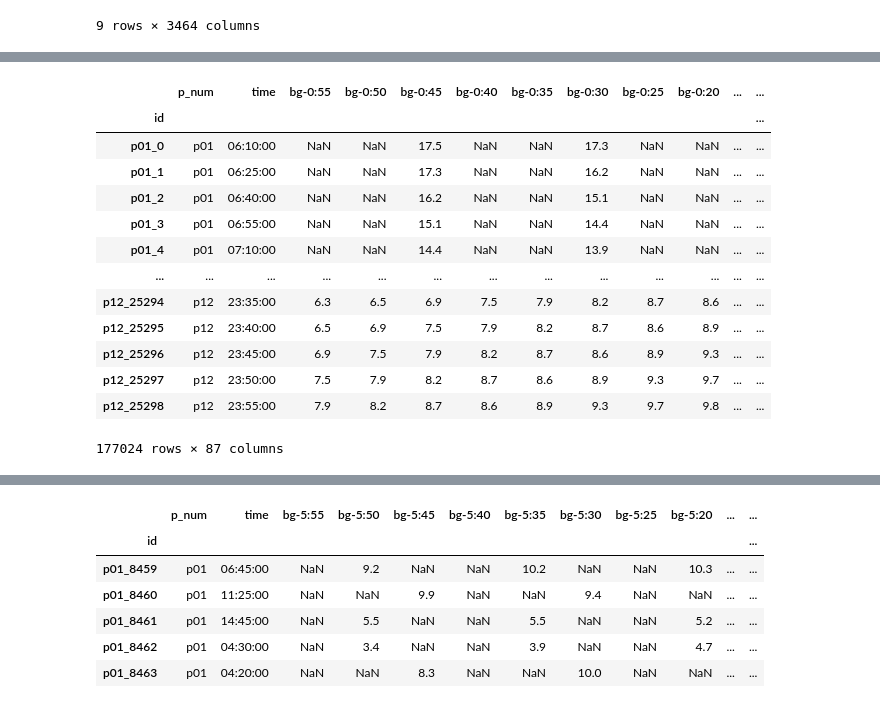
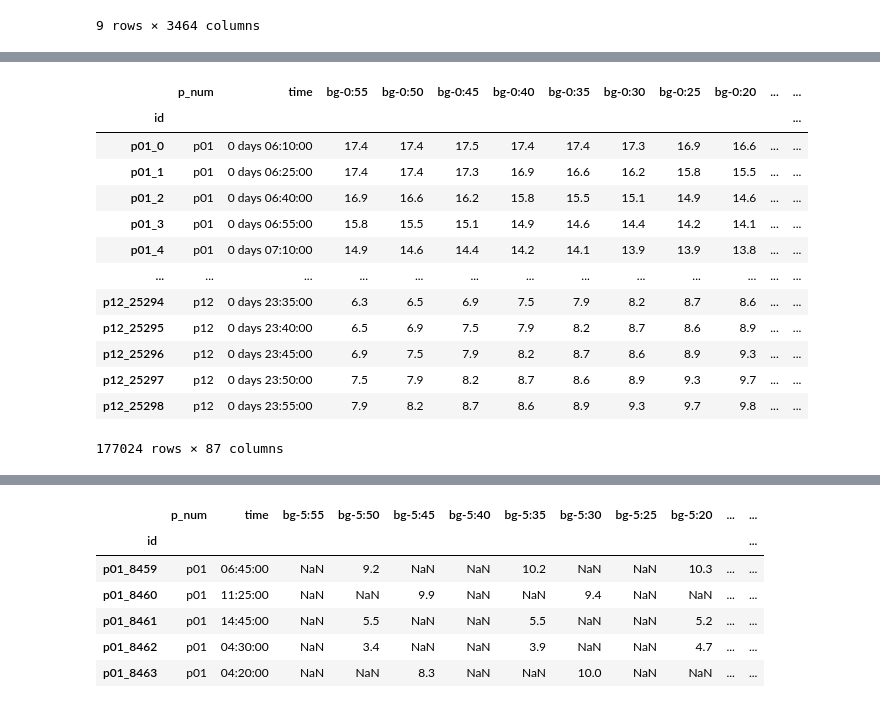
Before and after one commit to Shab2021/BrisT1D_Blood_Glucose_Prediction, a Jupyter notebook: BrisT1D_Blood_Glucose_Prediction-hour_interp.ipynb, the cells around one changed output, grey strips where cells are left out. Cells and saved outputs as stored; diff of their text form; code cells hidden in the pictures.

```diff
--- a/BrisT1D_Blood_Glucose_Prediction-hour_shuffle.ipynb
+++ b/BrisT1D_Blood_Glucose_Prediction-hour_interp.ipynb
@@ -117,19 +275,21 @@ def data_hour(data=train_data):
 # %%
-train_data_hour = data_hour()
+train_data_hour = data_interpolate_hour()
-# %%
-train_data_hour
-# %% [output]
-|  | p_num | time | bg-0:55 | bg-0:50 | bg-0:45 | bg-0:40 | bg-0:35 | bg-0:30 | bg-0:25 | bg-0:20 | ... | ... |
-| id |  |  |  |  |  |  |  |  |  |  |  | ... |
-| p01_0 | p01 | 06:10:00 | NaN | NaN | 17.5 | NaN | NaN | 17.3 | NaN | NaN | ... | ... |
-| p01_1 | p01 | 06:25:00 | NaN | NaN | 17.3 | NaN | NaN | 16.2 | NaN | NaN | ... | ... |
-| p01_2 | p01 | 06:40:00 | NaN | NaN | 16.2 | NaN | NaN | 15.1 | NaN | NaN | ... | ... |
-| p01_3 | p01 | 06:55:00 | NaN | NaN | 15.1 | NaN | NaN | 14.4 | NaN | NaN | ... | ... |
-| p01_4 | p01 | 07:10:00 | NaN | NaN | 14.4 | NaN | NaN | 13.9 | NaN | NaN | ... | ... |
-| ... | ... | ... | ... | ... | ... | ... | ... | ... | ... | ... | ... | ... |
-| p12_25294 | p12 | 23:35:00 | 6.3 | 6.5 | 6.9 | 7.5 | 7.9 | 8.2 | 8.7 | 8.6 | ... | ... |
-| p12_25295 | p12 | 23:40:00 | 6.5 | 6.9 | 7.5 | 7.9 | 8.2 | 8.7 | 8.6 | 8.9 | ... | ... |
-| p12_25296 | p12 | 23:45:00 | 6.9 | 7.5 | 7.9 | 8.2 | 8.7 | 8.6 | 8.9 | 9.3 | ... | ... |
-| p12_25297 | p12 | 23:50:00 | 7.5 | 7.9 | 8.2 | 8.7 | 8.6 | 8.9 | 9.3 | 9.7 | ... | ... |
-| p12_25298 | p12 | 23:55:00 | 7.9 | 8.2 | 8.7 | 8.6 | 8.9 | 9.3 | 9.7 | 9.8 | ... | ... |
-177024 rows × 87 columns
+# %%
+df_hour = train_data_hour.copy()
+df_hour['time'] = pd.to_timedelta(df_hour['time'])
+df_hour
+# %% [output]
+|  | p_num | time | bg-0:55 | bg-0:50 | bg-0:45 | bg-0:40 | bg-0:35 | bg-0:30 | bg-0:25 | bg-0:20 | ... | ... |
+| id |  |  |  |  |  |  |  |  |  |  |  | ... |
+| p01_0 | p01 | 0 days 06:10:00 | 17.4 | 17.4 | 17.5 | 17.4 | 17.4 | 17.3 | 16.9 | 16.6 | ... | ... |
+| p01_1 | p01 | 0 days 06:25:00 | 17.4 | 17.4 | 17.3 | 16.9 | 16.6 | 16.2 | 15.8 | 15.5 | ... | ... |
+| p01_2 | p01 | 0 days 06:40:00 | 16.9 | 16.6 | 16.2 | 15.8 | 15.5 | 15.1 | 14.9 | 14.6 | ... | ... |
+| p01_3 | p01 | 0 days 06:55:00 | 15.8 | 15.5 | 15.1 | 14.9 | 14.6 | 14.4 | 14.2 | 14.1 | ... | ... |
+| p01_4 | p01 | 0 days 07:10:00 | 14.9 | 14.6 | 14.4 | 14.2 | 14.1 | 13.9 | 13.9 | 13.8 | ... | ... |
+| ... | ... | ... | ... | ... | ... | ... | ... | ... | ... | ... | ... | ... |
+| p12_25294 | p12 | 0 days 23:35:00 | 6.3 | 6.5 | 6.9 | 7.5 | 7.9 | 8.2 | 8.7 | 8.6 | ... | ... |
+| p12_25295 | p12 | 0 days 23:40:00 | 6.5 | 6.9 | 7.5 | 7.9 | 8.2 | 8.7 | 8.6 | 8.9 | ... | ... |
+| p12_25296 | p12 | 0 days 23:45:00 | 6.9 | 7.5 | 7.9 | 8.2 | 8.7 | 8.6 | 8.9 | 9.3 | ... | ... |
+| p12_25297 | p12 | 0 days 23:50:00 | 7.5 | 7.9 | 8.2 | 8.7 | 8.6 | 8.9 | 9.3 | 9.7 | ... | ... |
+| p12_25298 | p12 | 0 days 23:55:00 | 7.9 | 8.2 | 8.7 | 8.6 | 8.9 | 9.3 | 9.7 | 9.8 | ... | ... |
+177024 rows × 87 columns
```
Also changed, not shown: parts of 56 cells of this notebook.
